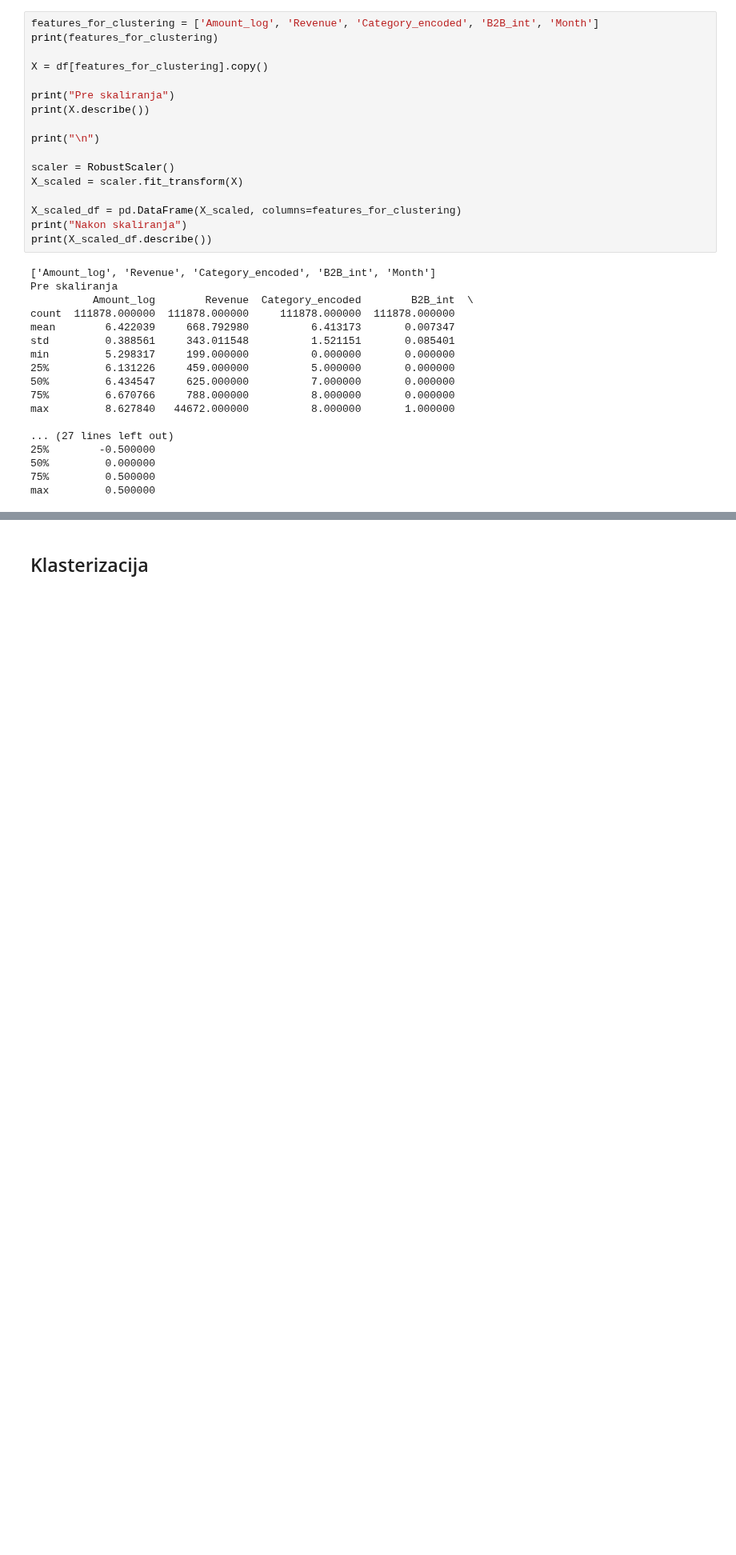
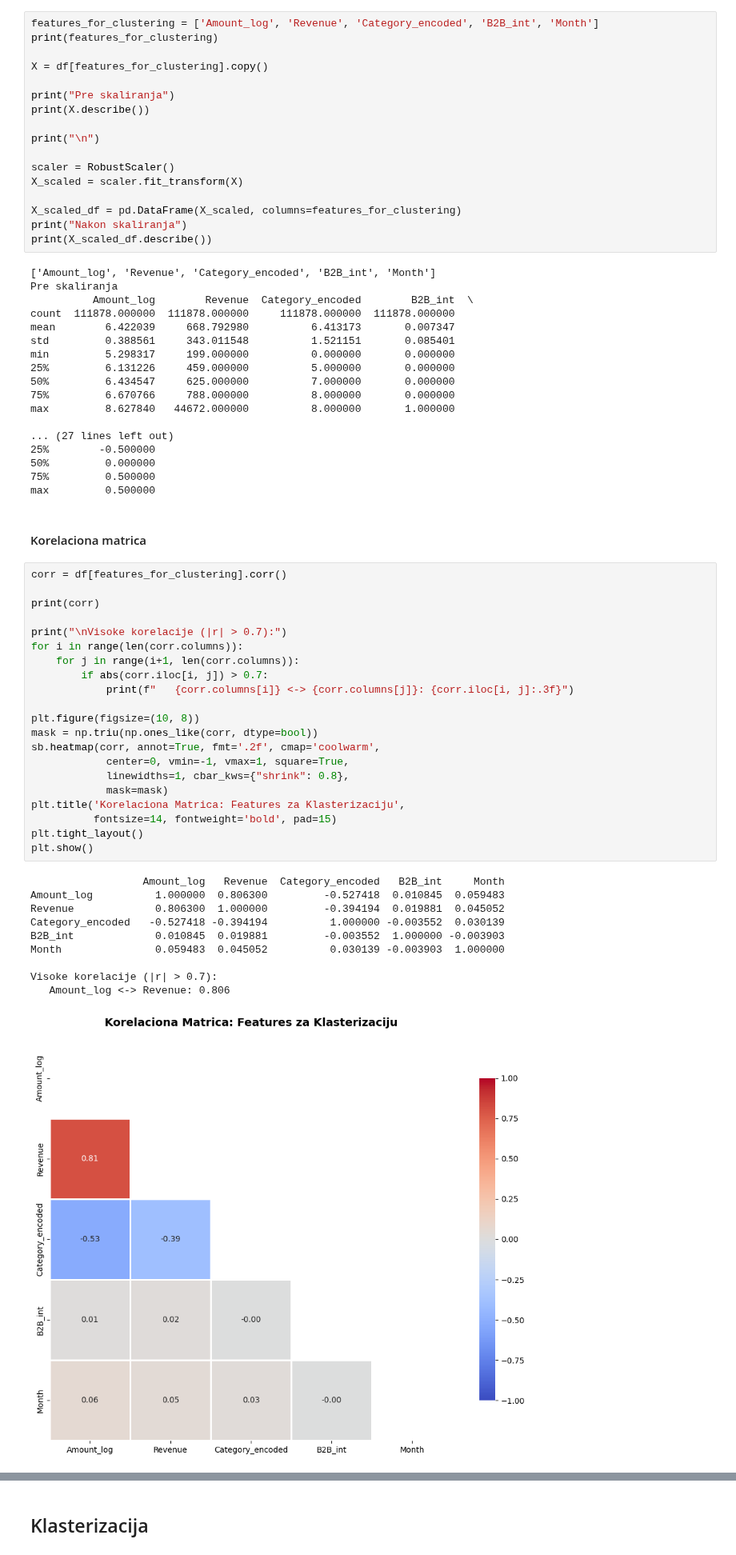
Before and after one commit to alxcek/mas-ai, a Jupyter notebook: machine_learning/02_e_commerce_sales_data/clustering.ipynb, the cells around one changed output, grey strips where cells are left out. Shown at 80% size. Drawn from its saved outputs; the diff is of its cells as text; blank space fills up the shorter version.

Commit message:
feat: finished descriptive analysis and started working on clustering

```diff
--- a/machine_learning/02_e_commerce_sales_data/clustering.ipynb
+++ b/machine_learning/02_e_commerce_sales_data/clustering.ipynb
@@ -380,3 +380,37 @@ max         8.627840   44672.000000          8.000000       1.000000
 50%         0.000000
 75%         0.500000
 max         0.500000
+# %% [markdown]
+#### Korelaciona matrica
+# %%
+corr = df[features_for_clustering].corr()
+
+print(corr)
+
+print("\nVisoke korelacije (|r| > 0.7):")
+for i in range(len(corr.columns)):
+    for j in range(i+1, len(corr.columns)):
+        if abs(corr.iloc[i, j]) > 0.7:
+            print(f"   {corr.columns[i]} <-> {corr.columns[j]}: {corr.iloc[i, j]:.3f}")
+
+plt.figure(figsize=(10, 8))
+mask = np.triu(np.ones_like(corr, dtype=bool))
+sb.heatmap(corr, annot=True, fmt='.2f', cmap='coolwarm',
+            center=0, vmin=-1, vmax=1, square=True,
+            linewidths=1, cbar_kws={"shrink": 0.8},
+            mask=mask)
+plt.title('Korelaciona Matrica: Features za Klasterizaciju',
+          fontsize=14, fontweight='bold', pad=15)
+plt.tight_layout()
+plt.show()
+# %% [output]
+                  Amount_log   Revenue  Category_encoded   B2B_int     Month
+Amount_log          1.000000  0.806300         -0.527418  0.010845  0.059483
+Revenue             0.806300  1.000000         -0.394194  0.019881  0.045052
+Category_encoded   -0.527418 -0.394194          1.000000 -0.003552  0.030139
+B2B_int             0.010845  0.019881         -0.003552  1.000000 -0.003903
+Month               0.059483  0.045052          0.030139 -0.003903  1.000000
+
+Visoke korelacije (|r| > 0.7):
+   Amount_log <-> Revenue: 0.806
+[figure, added]
```
Also changed, not shown: parts of 5 cells of this notebook.
